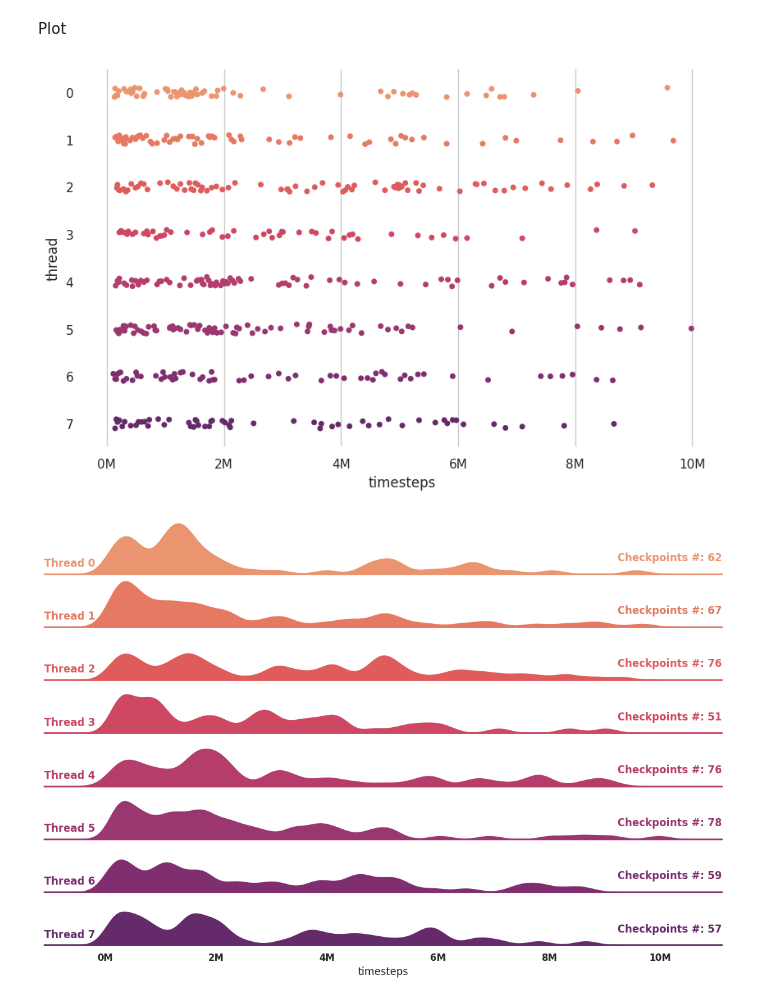
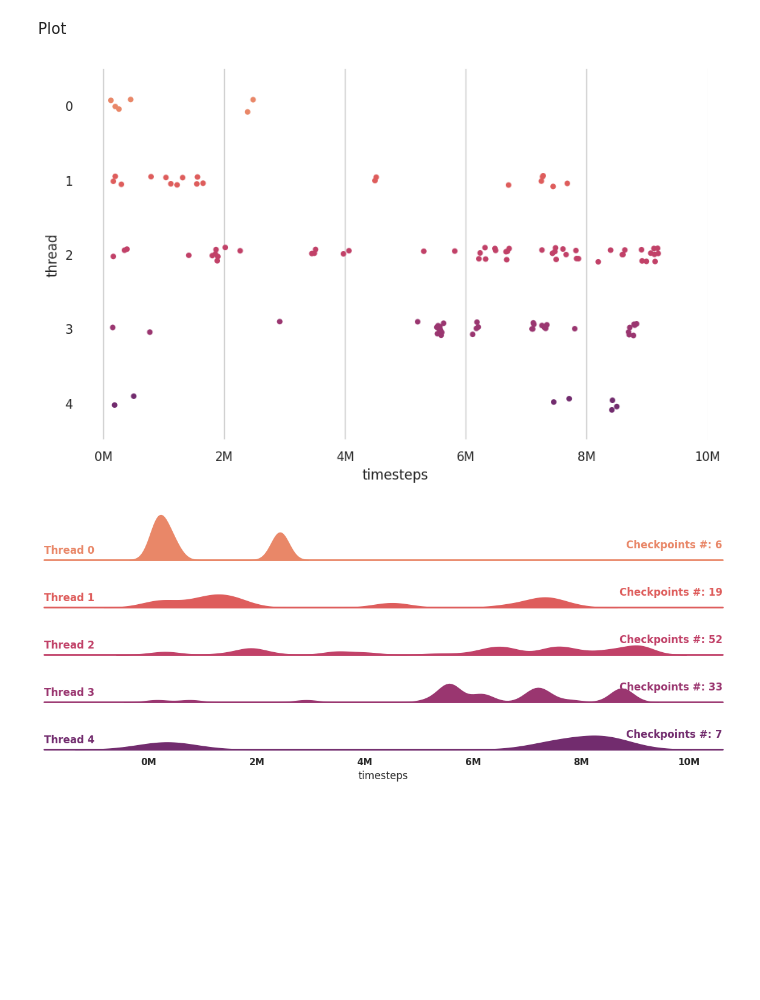
Before and after one commit to ThomasChen98/SIMPLE, a Jupyter notebook: app/plot_checkpoints/checkpoints_scatter.ipynb, the cells around one changed output. Cells and saved outputs as stored; diff of their text form; code cells hidden in the pictures; blank space fills up the shorter version.

Commit message:
update figures

```diff
--- a/app/plot_checkpoints/checkpoints_scatter.ipynb
+++ b/app/plot_checkpoints/checkpoints_scatter.ipynb
@@ -10,7 +10,10 @@ import matplotlib.pyplot as plt
 
 figsize=(10, 6)
 export_dir = './'
-data_dir = '../data/SP_C4_10M_s8/models/'
+data_dir = '../data/FCP_C4_10M_p5/models/'
+
+total_timestep = 11e6
+env_prefix = 'C4'
 
 sns.set()
 sns.set_context("paper")
@@ -68,14 +74,14 @@ sns.set(rc={'figure.figsize':(18,15), 'axes.grid' : True, 'grid.color': '.8'})
 sns.set_style({'axes.facecolor':'white'})
 fig, ax = plt.subplots(figsize=figsize)
 g = sns.stripplot(data=full_data, x="timesteps", y="thread", hue="thread", palette="flare", legend=False)
-plt.xticks(np.arange(0, 11e6, 2e6))
+plt.xticks(np.arange(0, total_timestep, 2e6))
 xlabels = ['{:.0f}'.format(x) + 'M' for x in g.get_xticks()/1e6]
 g.set_xticklabels(xlabels)
 
 # save figure
-plt.savefig(os.path.join(export_dir, 'checkpoint_swarm.pdf'), bbox_inches='tight')
+plt.savefig(os.path.join(export_dir, 'checkpoint_swarm_'+env_prefix+'.pdf'), bbox_inches='tight')
 # %% [output]
-[figure, old version]
+[figure, new version]
 # %%
 sns.set_theme(style="white", rc={"axes.facecolor": (0, 0, 0, 0)})
 # Initialize the FacetGrid object
@@ -90,33 +96,33 @@ g.refline(y=0, linewidth=2, linestyle="-", color=None, clip_on=False)
 
 # Define and use a simple function to label the plot in axes coordinates
 def label(x, color, label):
     ax = plt.gca()
     ax.text(0, 0.2, f'Thread {label}', fontweight="bold", color=color, ha="left", va="center", transform=ax.transAxes)
 def annotate(data, color, **kws):
     n = len(data)
     ax = plt.gca()
     ax.text(1, 0.2, f'Checkpoints #: {n}', fontweight="bold", color=color, ha="right", va="bottom", transform=ax.transAxes)
 
 g.map(label, "timesteps")
 g.map_dataframe(annotate)
 
 # Set the subplots to overlap
 g.figure.subplots_adjust(hspace=0)
 
 # set xticks
 plt.title('Checkpoints Saving Frequency'.title())
 
 for ax in g.axes.flat:
-    plt.xticks(np.arange(0, 11e6, 2e6))
+    plt.xticks(np.arange(0, total_timestep, 2e6))
     xlabels = ['{:.0f}'.format(x) + 'M' for x in ax.get_xticks()/1e6]
     ax.set_xticklabels(xlabels, fontweight="bold")
 
 # Remove axes details that don't play well with overlap
 g.set_titles("")
 g.set(yticks=[], ylabel="")
 g.despine(bottom=True, left=True)
 
 # save figure
-plt.savefig(os.path.join(export_dir, 'checkpoint_dist.pdf'), bbox_inches='tight')
+plt.savefig(os.path.join(export_dir, 'checkpoint_dist_'+env_prefix+'.pdf'), bbox_inches='tight')
 # %% [output]
-[figure, old version]
+[figure, new version]
```
Also changed, not shown: parts of 1 cell of this notebook, 29 other files.
